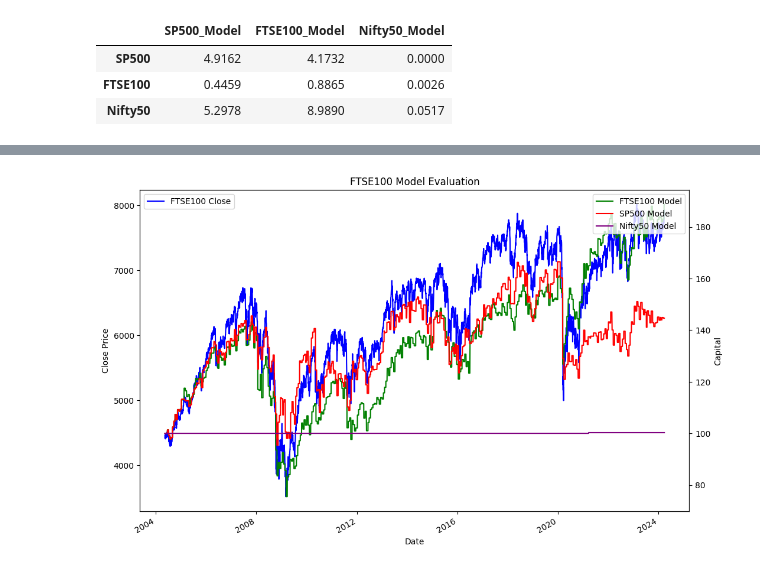
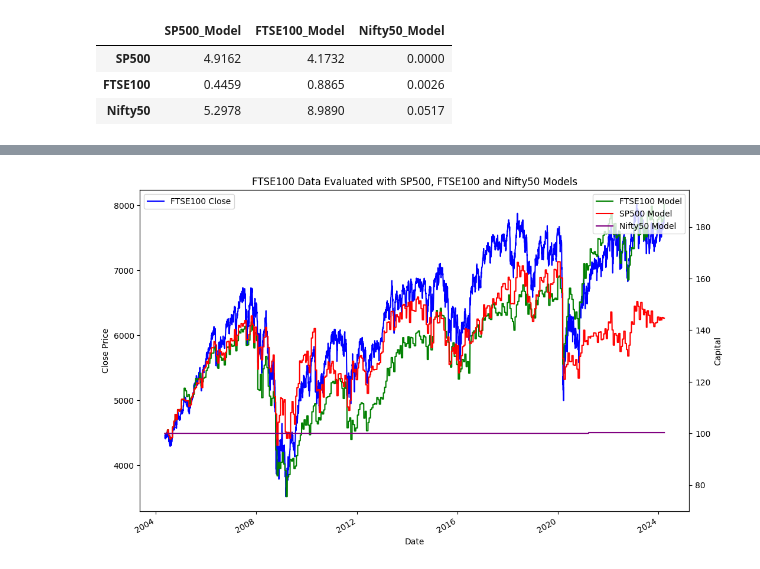
Before and after one commit to PhilipNJ/MScDissertationCode, a Jupyter notebook: Comparison.ipynb, the cells around one changed output, grey strips where cells are left out. Saved outputs shown, nothing was run; the diff lists cells and outputs as text; code cells hidden in the pictures.

```diff
--- a/Comparison.ipynb
+++ b/Comparison.ipynb
@@ -336,16 +346,16 @@ plt.show()
 # %%
 fig, ax = plt.subplots(figsize=(12, 8))
 ax2 = ax.twinx()
 evaluation_ftse['Close'].plot(ax=ax, color='blue', label='FTSE100 Close')
 evaluation_ftse['FTSE100'].plot(ax=ax2, color='green', label='FTSE100 Model')
 evaluation_ftse['SP500'].plot(ax=ax2, color='red', label='SP500 Model')
 evaluation_ftse['Nifty50'].plot(ax=ax2, color='purple', label='Nifty50 Model')
 ax.set_ylabel('Close Price')
 ax2.set_ylabel('Capital')
 ax.set_xlabel('Date')
-ax.set_title('FTSE100 Model Evaluation')
+ax.set_title('FTSE100 Data Evaluated with SP500, FTSE100 and Nifty50 Models')
 ax.legend(loc='upper left')
 ax2.legend(loc='upper right')
 plt.show()
 # %% [output]
-[figure, old version]
+[figure, new version]
```
Also changed, not shown: parts of 5 cells of this notebook, 6 other files.
